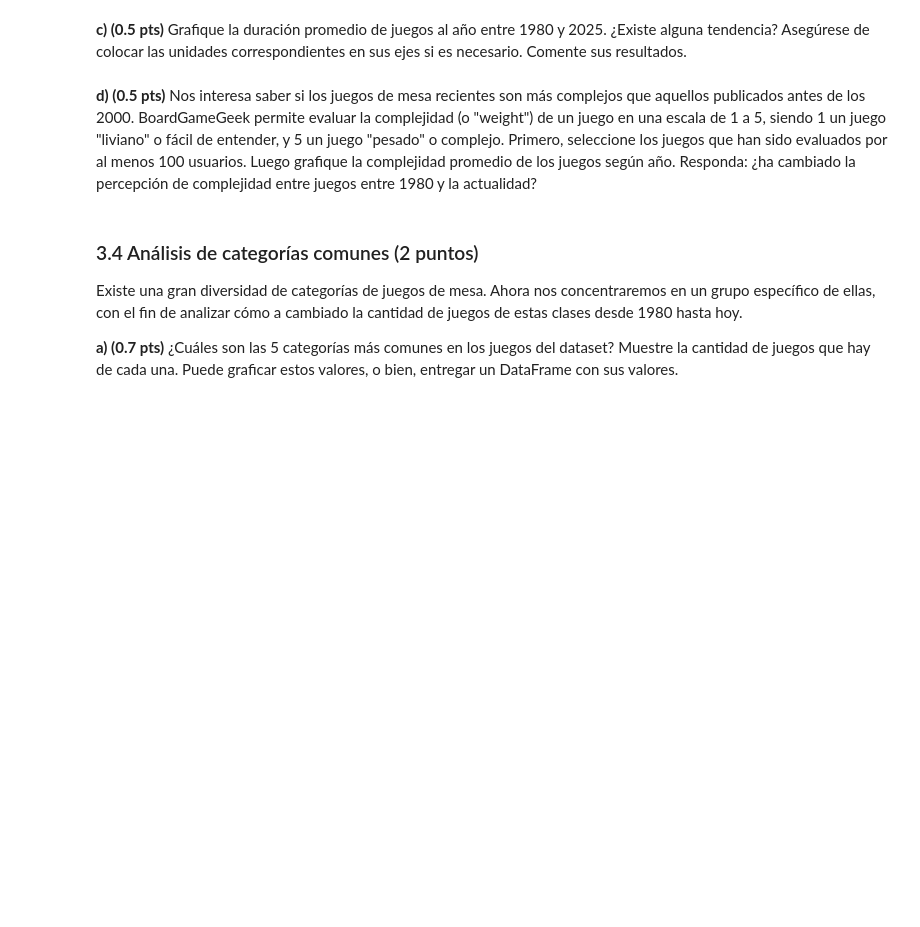
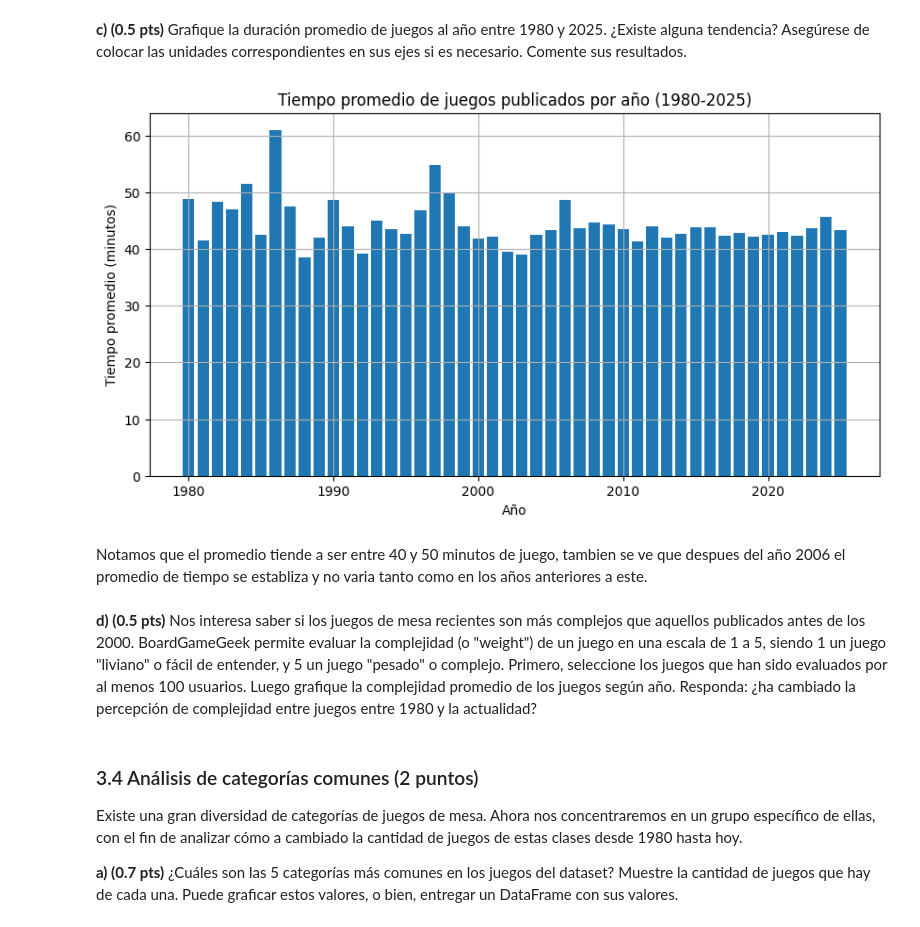
Before and after one commit to GadzuGB1991/IMT2200-Gaspar-Yanez, a Jupyter notebook: tarea 01/IMT2200-25s2 - Tarea 01.ipynb, the cells around one changed output. Saved outputs shown, nothing was run; the diff lists cells and outputs as text; code cells hidden in the pictures; blank space fills up the shorter version.

```diff
--- a/tarea 01/IMT2200-25s2 - Tarea 01.ipynb
+++ b/tarea 01/IMT2200-25s2 - Tarea 01.ipynb
@@ -180,3 +182,20 @@ Se observa que hasta el año 2000, la cantidad de juegos publicados se mantenia
 Si bien hay muchas posibles características que podemos explorar para los juegos de mesa, esta vez nos centraremos en el tiempo de juego y la complejidad. En esta sección queremos comprender si se ha modificado notablemente la duración promedio y la percepción de complejidad de los juegos de mesa a través de los años.
 # %% [markdown]
 **a) (0.3 pts)** Inspecciones y filtre los datos que tengan valores válidos para: tiempo mínimo de juego, tiempo máximo de juego y complejidad. En el caso de que existan "outliers", puede descartarlos, cosiderando un rango razonable para las variables anteriores. Justifique su desición.
+# %%
+p = os.path.join("archive", "bgg_GameItem.csv")
+data = pd.read_csv(p)
+
+#se tomara el tiempo como minutos
+pedido = ["min_time", "max_time", "complexity"]
+a = data[pedido]
+a = a.sort_values(by='min_time', ascending=False)
+
+
+da = a[a['min_time'] >= 10]
+da = da[da['min_time'] <= 30]
+da = da[da['max_time'] >= 31]
+da = da[da['max_time'] <= 180]
+da = da.sort_values(by='complexity', ascending=False)
+
+print(da)
@@ -183,2 +223,14 @@ Si bien hay muchas posibles características que podemos explorar para los juego
 # %% [markdown]
 **b) (0.2 pts)** Veremos ahora si ha cambiado la duración promedio de los juegos de mesa en nuestro rango de años seleccionado. Primero, cree una nueva columna `avg_time` en el dataset con la duración promedio supuesta para cada juego.
+# %%
+da['avg_time'] = (da['min_time'] + da['max_time']) / 2
+da = da.sort_values(by='avg_time', ascending=False)
+da["year"] = data.loc[da.index, 'year']
+año = ["year"]
+años = data[año]
+
+
+da = da[da['year'] >= 1980]
+da = da[da['year'] <= 2025]
+dataañ = da[año]
+print(da)
@@ -185,5 +252,20 @@ Si bien hay muchas posibles características que podemos explorar para los juego
 # %% [markdown]
 **c) (0.5 pts)** Grafique la duración promedio de juegos al año entre 1980 y 2025. ¿Existe alguna tendencia? Asegúrese de colocar las unidades correspondientes en sus ejes si es necesario. Comente sus resultados.
+# %%
+# Agrupa por año y calcula el promedio de duración
+duracion_promedio_por_año = da.groupby('year')['avg_time'].mean()
+
+plt.figure(figsize=(10,5))
+plt.bar(duracion_promedio_por_año.index, duracion_promedio_por_año.values)
+plt.title('Tiempo promedio de juegos publicados por año (1980-2025)')
+plt.xlabel('Año')
+plt.ylabel('Tiempo promedio (minutos)')
+plt.grid(True)
+plt.show()
+# %% [output]
+[figure, added]
+# %% [markdown]
+Notamos que el promedio tiende a ser entre 40 y 50 minutos de juego, tambien se ve que despues del año 2006 el promedio de tiempo se establiza y no varia tanto como en los años anteriores a este.
 # %% [markdown]
 **d) (0.5 pts)** Nos interesa saber si los juegos de mesa recientes son más complejos que aquellos publicados antes de los 2000. BoardGameGeek permite evaluar la complejidad (o "weight") de un juego en una escala de 1 a 5, siendo 1 un juego "liviano" o fácil de entender, y 5 un juego "pesado" o complejo. Primero, seleccione los juegos que han sido evaluados por al menos 100 usuarios. Luego grafique la complejidad promedio de los juegos según año. Responda: ¿ha cambiado la percepción de complejidad entre juegos entre 1980 y la actualidad?
 # %% [markdown]
```
Also changed, not shown: parts of 5 cells of this notebook, 1 other file.
